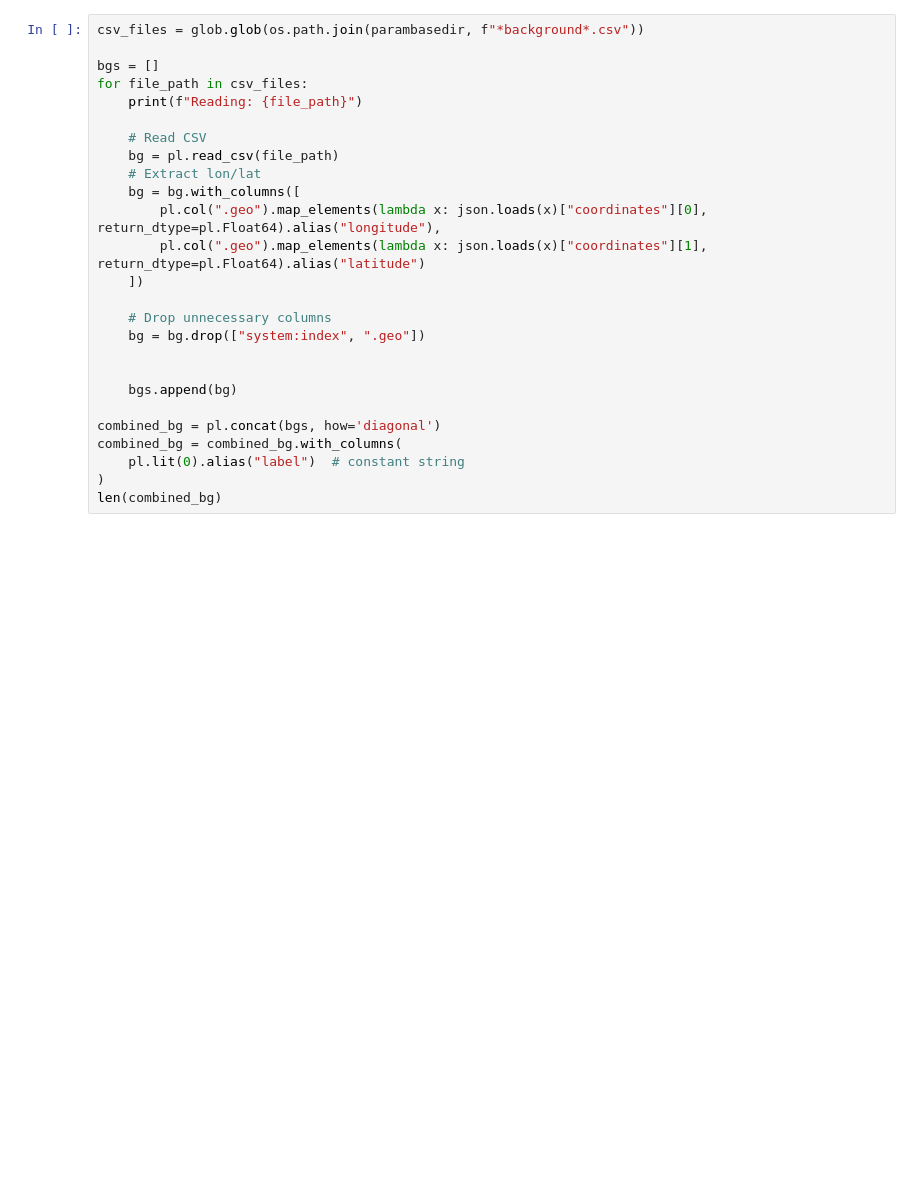
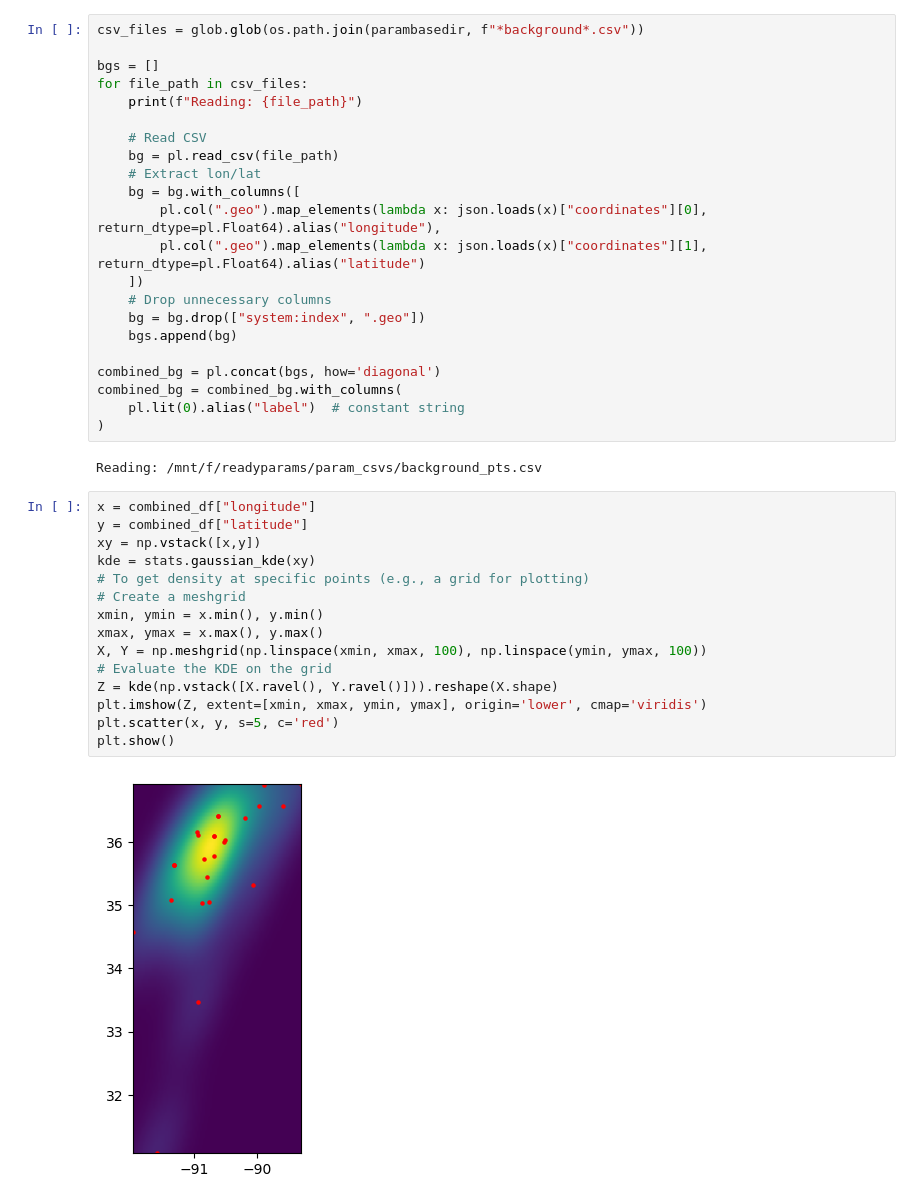
Before and after one commit to mkmitchell/biodiversity, a Jupyter notebook: maxent_model.ipynb, the cells around one changed output. Cells and saved outputs as stored; diff of their text form; blank space fills up the shorter version.

```diff
--- a/maxent_model.ipynb
+++ b/maxent_model.ipynb
@@ -118,15 +128,30 @@ for file_path in csv_files:
         pl.col(".geo").map_elements(lambda x: json.loads(x)["coordinates"][0], return_dtype=pl.Float64).alias("longitude"),
         pl.col(".geo").map_elements(lambda x: json.loads(x)["coordinates"][1], return_dtype=pl.Float64).alias("latitude")
     ])
-
     # Drop unnecessary columns
     bg = bg.drop(["system:index", ".geo"])
-
-
     bgs.append(bg)
 
 combined_bg = pl.concat(bgs, how='diagonal')
 combined_bg = combined_bg.with_columns(
     pl.lit(0).alias("label")  # constant string
 )
-len(combined_bg)
+# %% [output]
+Reading: /mnt/f/readyparams/param_csvs/background_pts.csv
+# %%
+x = combined_df["longitude"]
+y = combined_df["latitude"]
+xy = np.vstack([x,y])
+kde = stats.gaussian_kde(xy)
+# To get density at specific points (e.g., a grid for plotting)
+# Create a meshgrid
+xmin, ymin = x.min(), y.min()
+xmax, ymax = x.max(), y.max()
+X, Y = np.meshgrid(np.linspace(xmin, xmax, 100), np.linspace(ymin, ymax, 100))
+# Evaluate the KDE on the grid
+Z = kde(np.vstack([X.ravel(), Y.ravel()])).reshape(X.shape)
+plt.imshow(Z, extent=[xmin, xmax, ymin, ymax], origin='lower', cmap='viridis')
+plt.scatter(x, y, s=5, c='red')
+plt.show()
+# %% [output]
+[figure, added]
```
Also changed, not shown: parts of 16 cells of this notebook, 1 other file.
